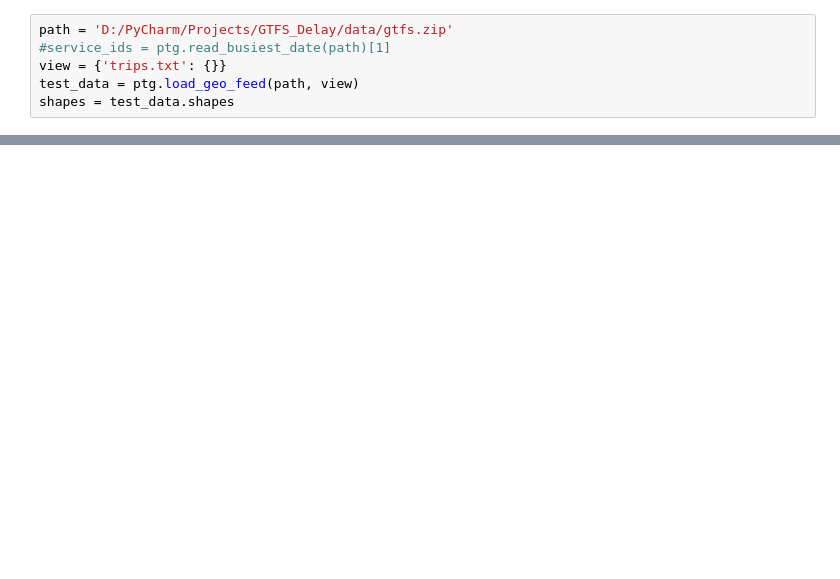
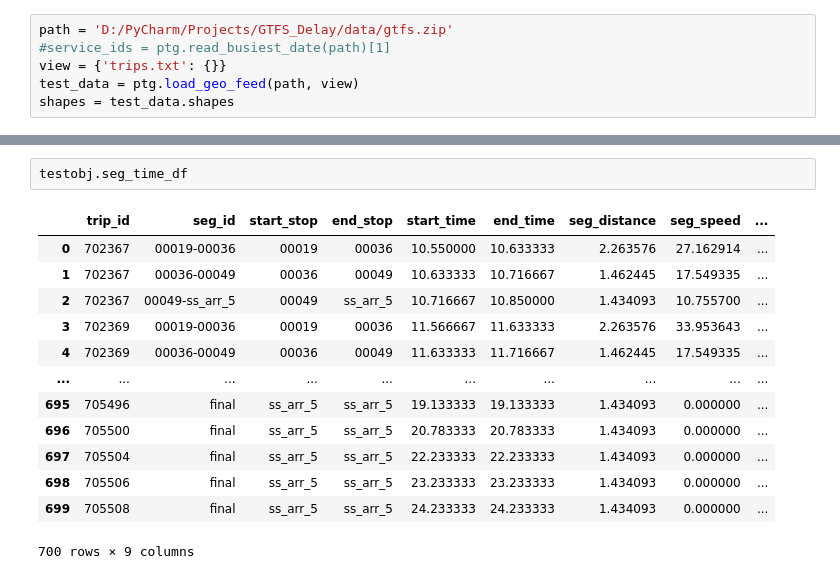
Before and after one commit to andrewm-transit/GTFS_Delay, a Jupyter notebook: notebooks/Analysis.ipynb, the cells around one changed output, grey strips where cells are left out. Saved outputs shown, nothing was run; the diff lists cells and outputs as text; blank space fills up the shorter version.

```diff
--- a/notebooks/Analysis.ipynb
+++ b/notebooks/Analysis.ipynb
@@ -83,0 +37,16 @@ testobj = GTFSDelay(test_data)
+# %%
+testobj.seg_time_df
+# %% [output]
+|  | trip_id | seg_id | start_stop | end_stop | start_time | end_time | seg_distance | seg_speed | ... |
+| 0 | 702367 | 00019-00036 | 00019 | 00036 | 10.550000 | 10.633333 | 2.263576 | 27.162914 | ... |
+| 1 | 702367 | 00036-00049 | 00036 | 00049 | 10.633333 | 10.716667 | 1.462445 | 17.549335 | ... |
+| 2 | 702367 | 00049-ss_arr_5 | 00049 | ss_arr_5 | 10.716667 | 10.850000 | 1.434093 | 10.755700 | ... |
+| 3 | 702369 | 00019-00036 | 00019 | 00036 | 11.566667 | 11.633333 | 2.263576 | 33.953643 | ... |
+| 4 | 702369 | 00036-00049 | 00036 | 00049 | 11.633333 | 11.716667 | 1.462445 | 17.549335 | ... |
+| ... | ... | ... | ... | ... | ... | ... | ... | ... | ... |
+| 695 | 705496 | final | ss_arr_5 | ss_arr_5 | 19.133333 | 19.133333 | 1.434093 | 0.000000 | ... |
+| 696 | 705500 | final | ss_arr_5 | ss_arr_5 | 20.783333 | 20.783333 | 1.434093 | 0.000000 | ... |
+| 697 | 705504 | final | ss_arr_5 | ss_arr_5 | 22.233333 | 22.233333 | 1.434093 | 0.000000 | ... |
+| 698 | 705506 | final | ss_arr_5 | ss_arr_5 | 23.233333 | 23.233333 | 1.434093 | 0.000000 | ... |
+| 699 | 705508 | final | ss_arr_5 | ss_arr_5 | 24.233333 | 24.233333 | 1.434093 | 0.000000 | ... |
+700 rows × 9 columns
```
Also changed, not shown: parts of 12 cells of this notebook, 1 other file.
